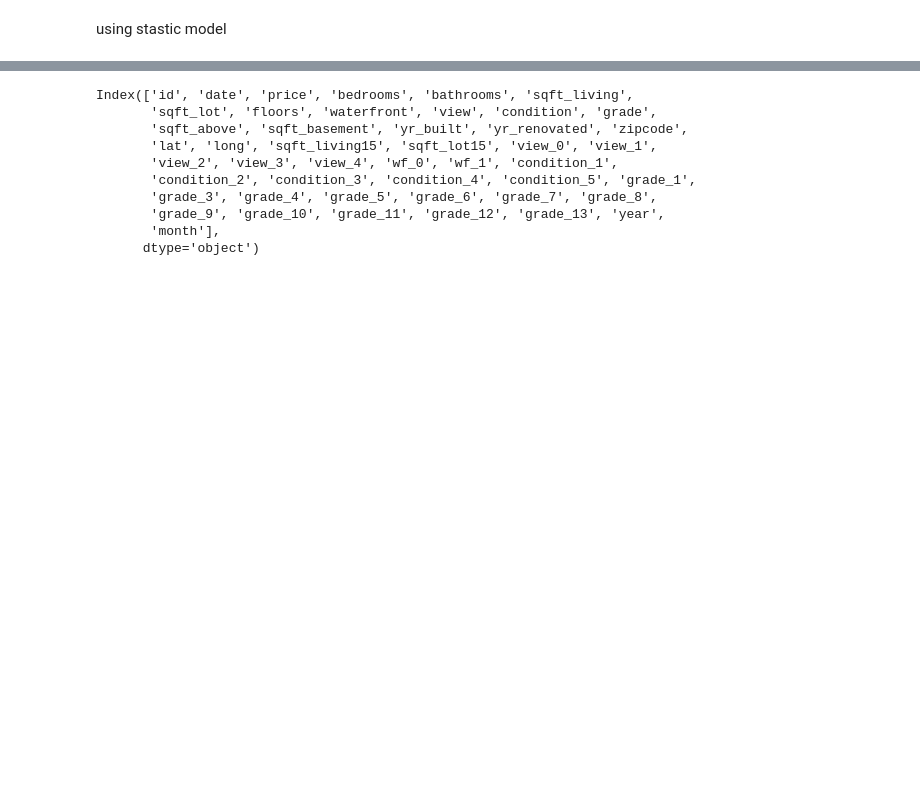
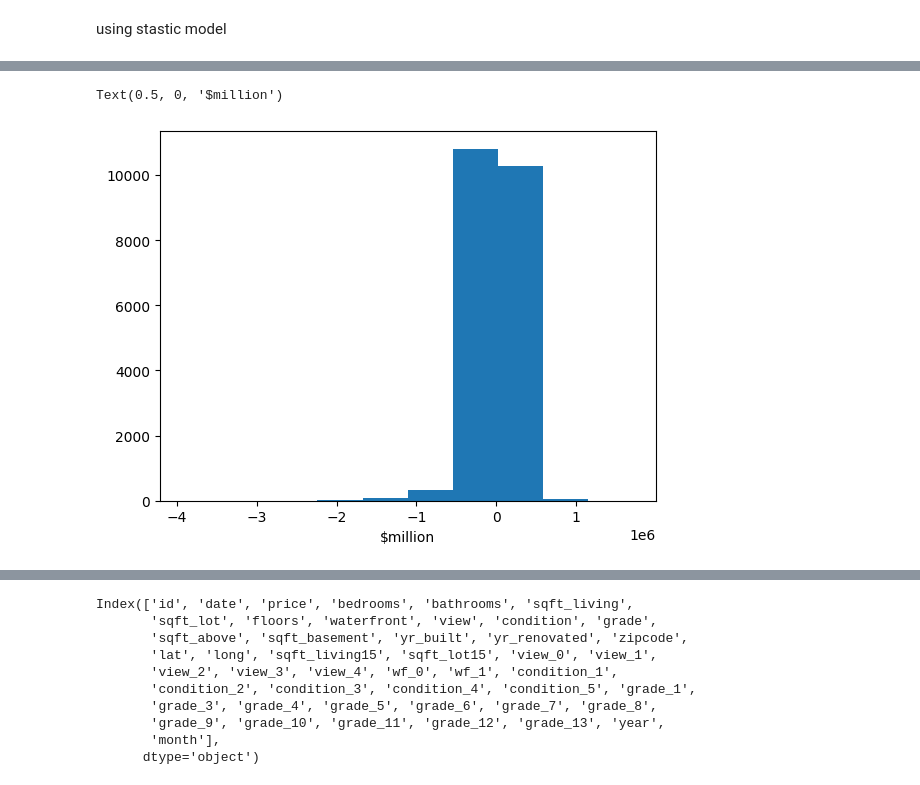
Before and after one commit to annwanginnt/data_scirence, a Jupyter notebook: assignment_3.ipynb, the cells around one changed output, grey strips where cells are left out. Saved outputs shown, nothing was run; the diff lists cells and outputs as text; code cells hidden in the pictures; blank space fills up the shorter version.

```diff
--- a/assignment_3.ipynb
+++ b/assignment_3.ipynb
@@ -164,0 +189,2 @@ using stastic model
+# %%
+pred_val = result_model_ols.predict(df2[['bedrooms', 'bathrooms', 'sqft_living', 'floors', 'sqft_above', 'sqft_basement','yr_built','yr_renovated','lat','long','year','month']])
@@ -164,0 +206,7 @@ using stastic model
+# %%
+res = pd.concat([pred_val.to_frame().rename(columns = {0:'predict_val'}), df2['price']],axis=1)
+print(res)
+res['error'] = res['predict_val'] - res['price']
+res['sq_error'] = res['error']**2
+print(res)
+np.sqrt(res['sq_error'].mean())
@@ -164,0 +232,6 @@ using stastic model
+# %%
+plt.hist(res['error'])
+plt.xlabel('$million')
+# %% [output]
+Text(0.5, 0, '$million')
+[figure, added]
```
Also changed, not shown: parts of 24 cells of this notebook.
